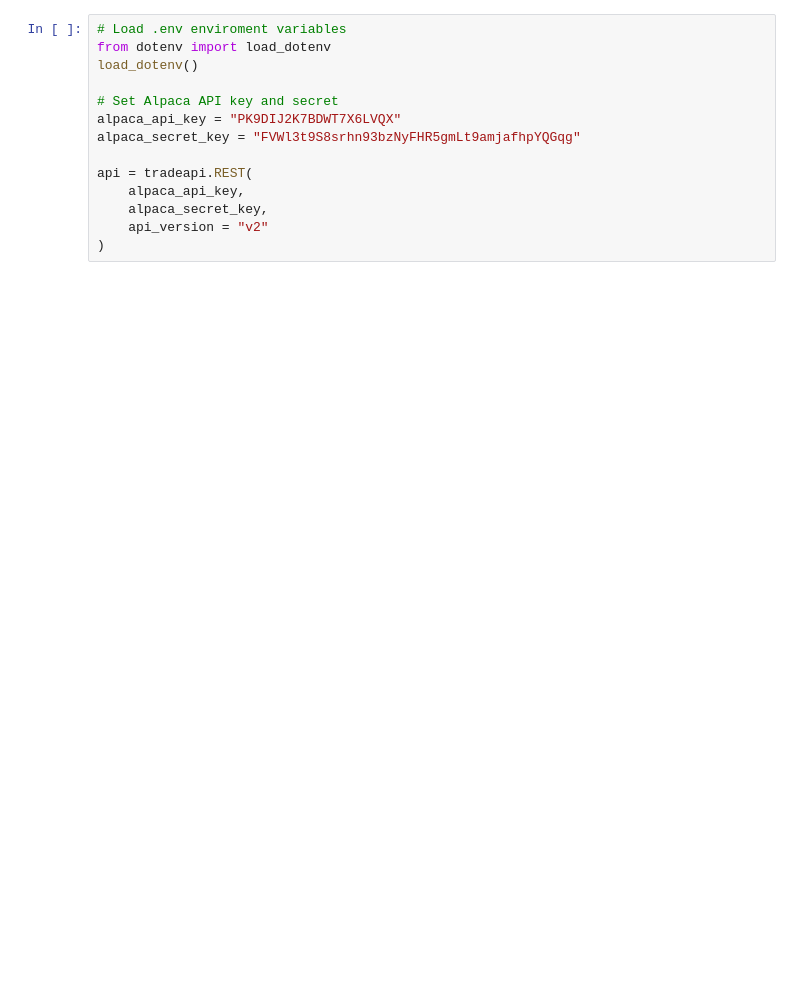
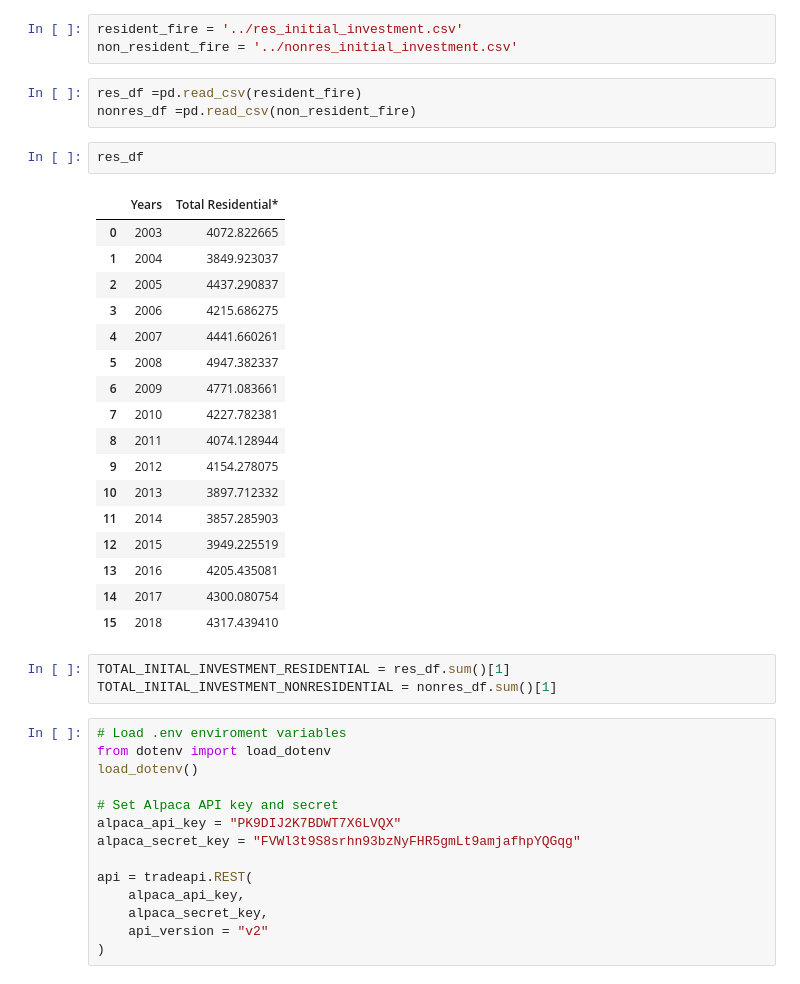
Before and after one commit to AnnSweetNanners/Project-1, a Jupyter notebook: MonteCarlo Analysis/Untitled.ipynb, the cells around one changed output. Cells and saved outputs as stored; diff of their text form; blank space fills up the shorter version.

```diff
--- a/MonteCarlo Analysis/Untitled.ipynb
+++ b/MonteCarlo Analysis/Untitled.ipynb
@@ -15,3 +18,32 @@ import pytz
+# %%
+resident_fire = '../res_initial_investment.csv'
+non_resident_fire = '../nonres_initial_investment.csv'
+# %%
+res_df =pd.read_csv(resident_fire)
+nonres_df =pd.read_csv(non_resident_fire)
+# %%
+res_df
+# %% [output]
+|  | Years | Total Residential* |
+| 0 | 2003 | 4072.822665 |
+| 1 | 2004 | 3849.923037 |
+| 2 | 2005 | 4437.290837 |
+| 3 | 2006 | 4215.686275 |
+| 4 | 2007 | 4441.660261 |
+| 5 | 2008 | 4947.382337 |
+| 6 | 2009 | 4771.083661 |
+| 7 | 2010 | 4227.782381 |
+| 8 | 2011 | 4074.128944 |
+| 9 | 2012 | 4154.278075 |
+| 10 | 2013 | 3897.712332 |
+| 11 | 2014 | 3857.285903 |
+| 12 | 2015 | 3949.225519 |
+| 13 | 2016 | 4205.435081 |
+| 14 | 2017 | 4300.080754 |
+| 15 | 2018 | 4317.439410 |
+# %%
+TOTAL_INITAL_INVESTMENT_RESIDENTIAL = res_df.sum()[1]
+TOTAL_INITAL_INVESTMENT_NONRESIDENTIAL = nonres_df.sum()[1]
 # %%
 # Load .env enviroment variables
 from dotenv import load_dotenv
```
Also changed, not shown: parts of 7 cells of this notebook.
